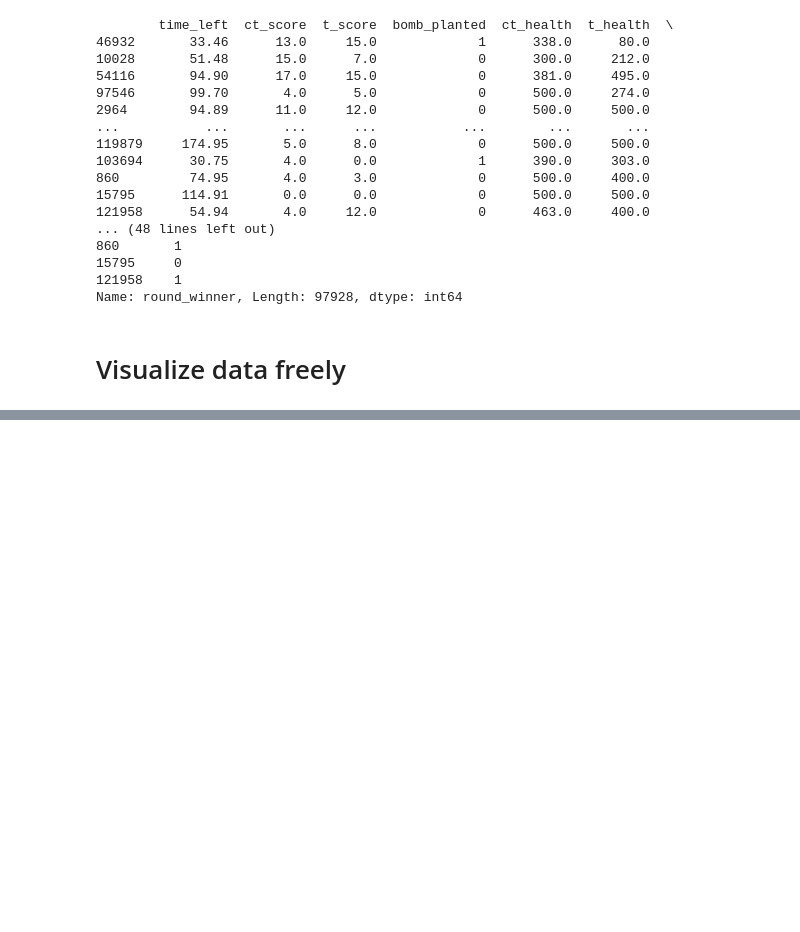
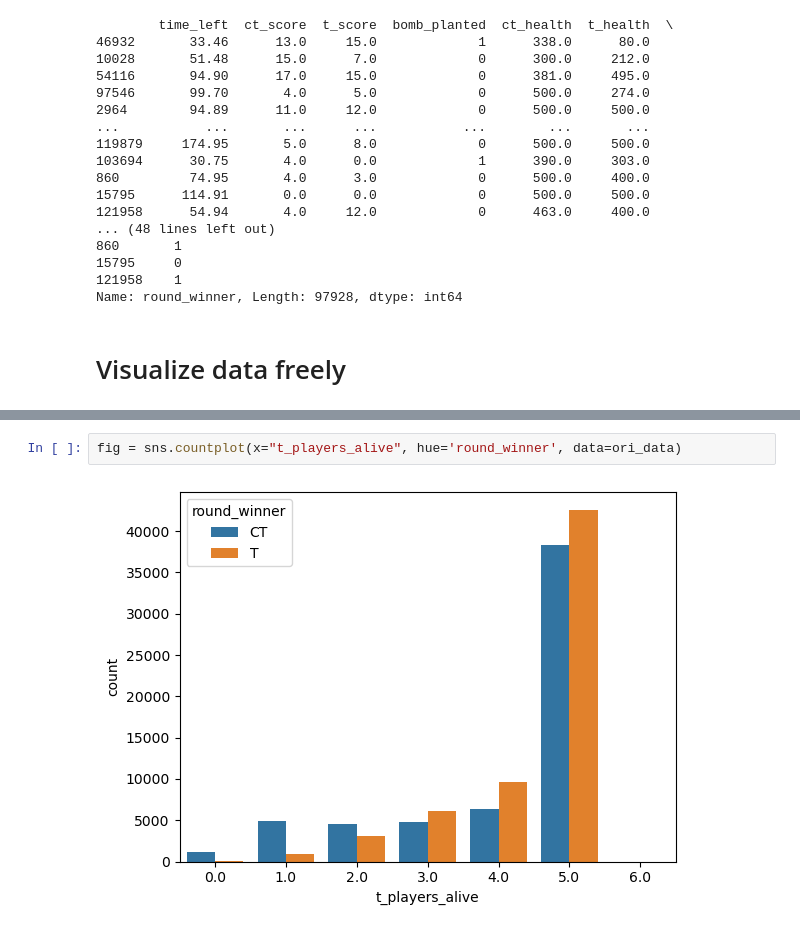
Before and after one commit to FAL0258/myKaggleJourney, a Jupyter notebook: csgoClassifier/csgo.ipynb, the cells around one changed output, grey strips where cells are left out. Drawn from its saved outputs; the diff is of its cells as text; blank space fills up the shorter version.

```diff
--- a/csgoClassifier/csgo.ipynb
+++ b/csgoClassifier/csgo.ipynb
@@ -115,0 +122,4 @@ Name: round_winner, Length: 97928, dtype: int64
+# %%
+fig = sns.countplot(x="t_players_alive", hue='round_winner', data=ori_data)
+# %% [output]
+[figure, added]
```
Also changed, not shown: parts of 5 cells of this notebook, 1 other file.
